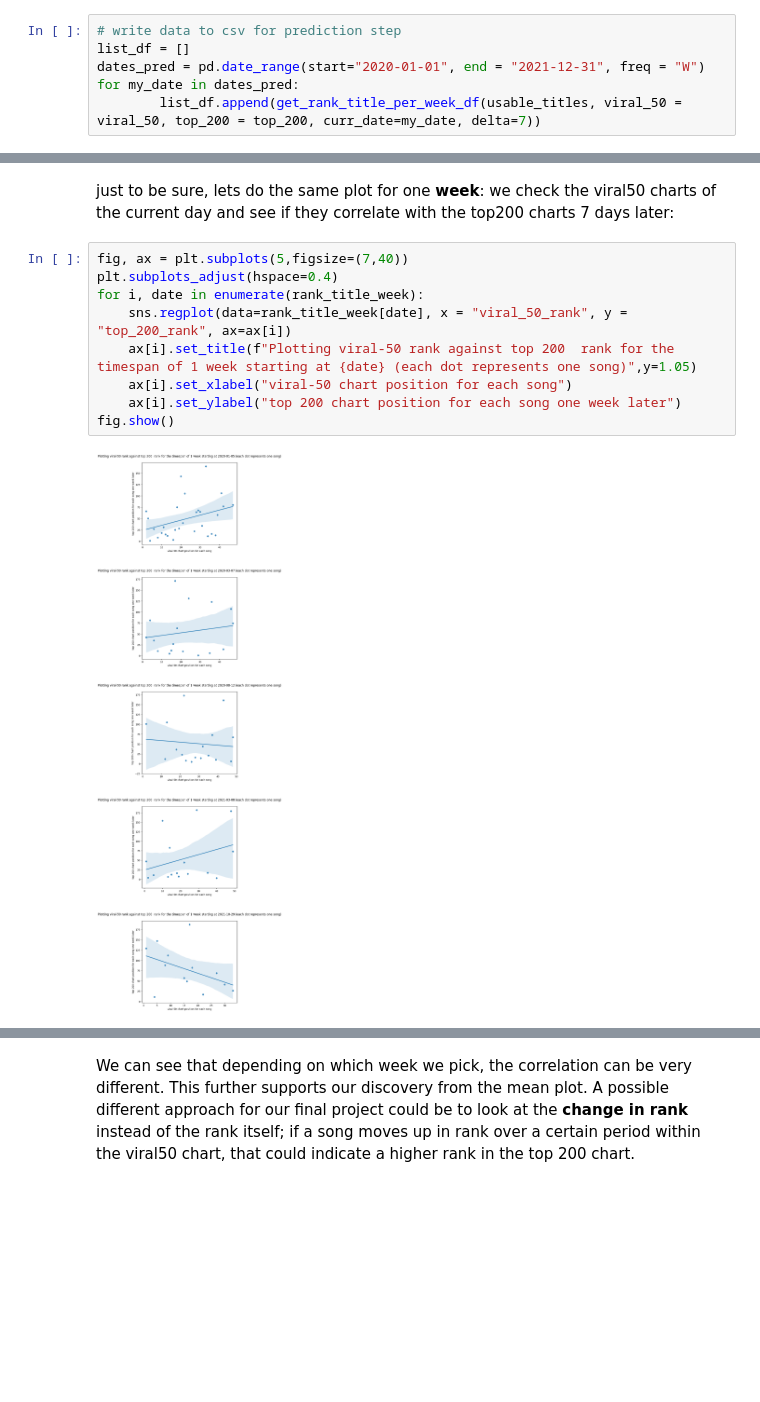
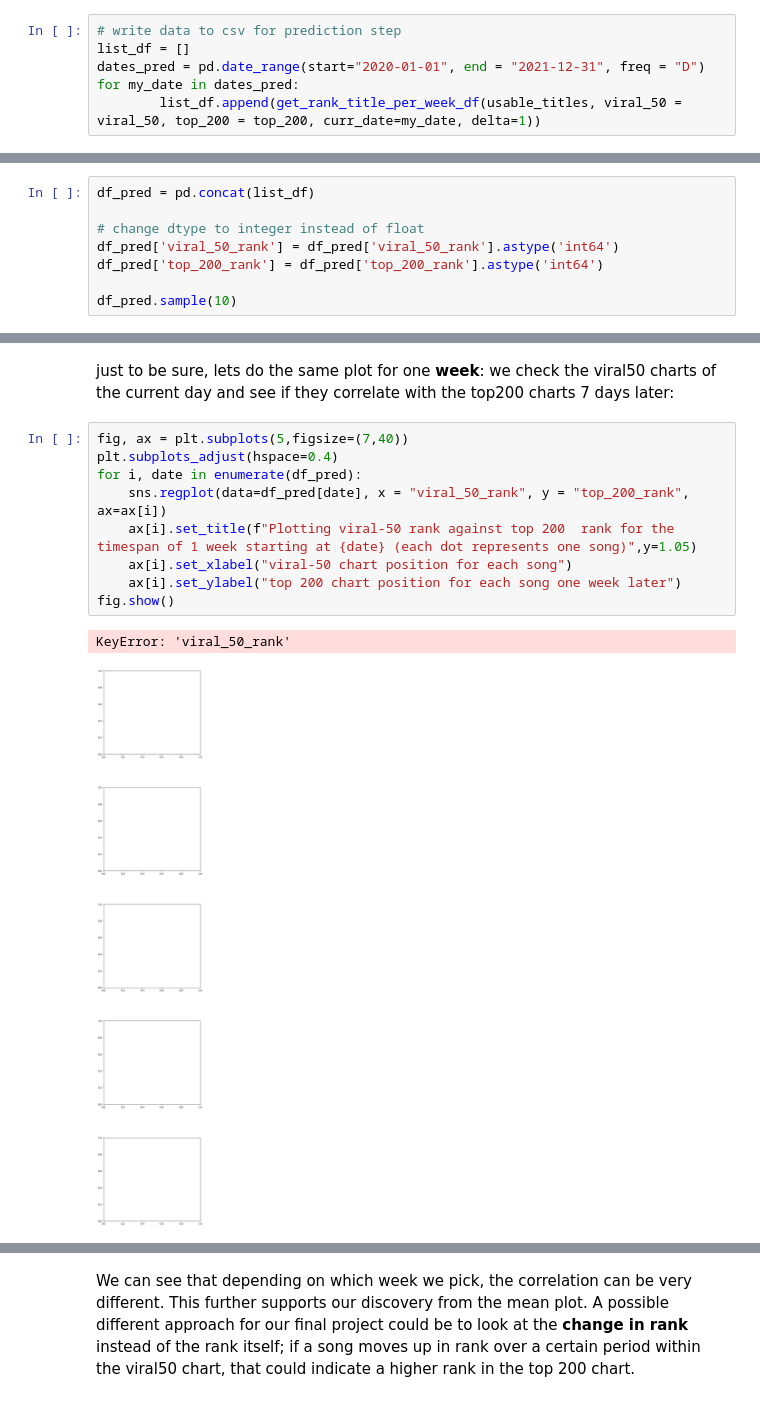
Before and after one commit to Falk358/data_science, a Jupyter notebook: project/02_exploratory_data_analysis.ipynb, the cells around one changed output, grey strips where cells are left out. Saved outputs shown, nothing was run; the diff lists cells and outputs as text; blank space fills up the shorter version.

```diff
--- a/project/02_exploratory_data_analysis.ipynb
+++ b/project/02_exploratory_data_analysis.ipynb
@@ -169,6 +170,6 @@ def get_rank_title_per_week_df(titles, viral_50, top_200, curr_date = "2020-01-0
 # %%
 # write data to csv for prediction step
 list_df = []
-dates_pred = pd.date_range(start="2020-01-01", end = "2021-12-31", freq = "W")
+dates_pred = pd.date_range(start="2020-01-01", end = "2021-12-31", freq = "D")
 for my_date in dates_pred:
-        list_df.append(get_rank_title_per_week_df(usable_titles, viral_50 = viral_50, top_200 = top_200, curr_date=my_date, delta=7))
+        list_df.append(get_rank_title_per_week_df(usable_titles, viral_50 = viral_50, top_200 = top_200, curr_date=my_date, delta=1))
@@ -189,0 +176,8 @@ df_pred.sample(10)
+# %%
+df_pred = pd.concat(list_df)
+
+# change dtype to integer instead of float
+df_pred['viral_50_rank'] = df_pred['viral_50_rank'].astype('int64')
+df_pred['top_200_rank'] = df_pred['top_200_rank'].astype('int64')
+
+df_pred.sample(10)
@@ -194,12 +205,13 @@ just to be sure, lets do the same plot for one **week**: we check the viral50 ch
 # %%
 fig, ax = plt.subplots(5,figsize=(7,40))
 plt.subplots_adjust(hspace=0.4)
-for i, date in enumerate(rank_title_week):
-    sns.regplot(data=rank_title_week[date], x = "viral_50_rank", y = "top_200_rank", ax=ax[i])
+for i, date in enumerate(df_pred):
+    sns.regplot(data=df_pred[date], x = "viral_50_rank", y = "top_200_rank", ax=ax[i])
     ax[i].set_title(f"Plotting viral-50 rank against top 200  rank for the timespan of 1 week starting at {date} (each dot represents one song)",y=1.05)
     ax[i].set_xlabel("viral-50 chart position for each song")
     ax[i].set_ylabel("top 200 chart position for each song one week later")
 fig.show()
 # %% [output]
+KeyError: 'viral_50_rank'
-[figure, old version]
+[figure, new version]
 # %%
```
Also changed, not shown: parts of 14 cells of this notebook, 2 other files.
